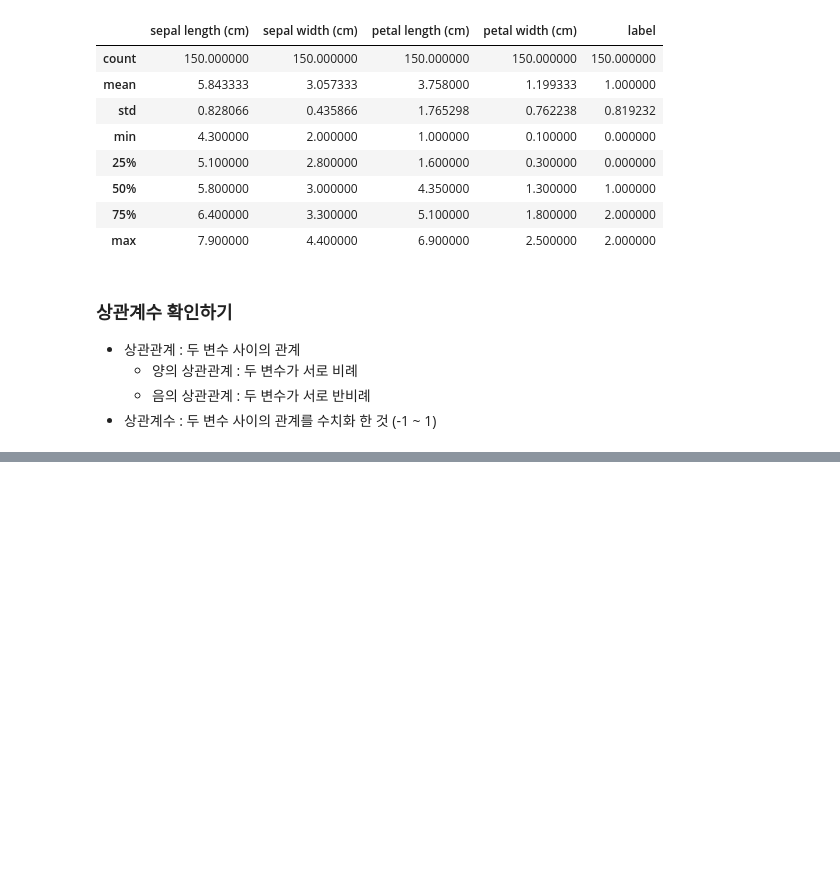
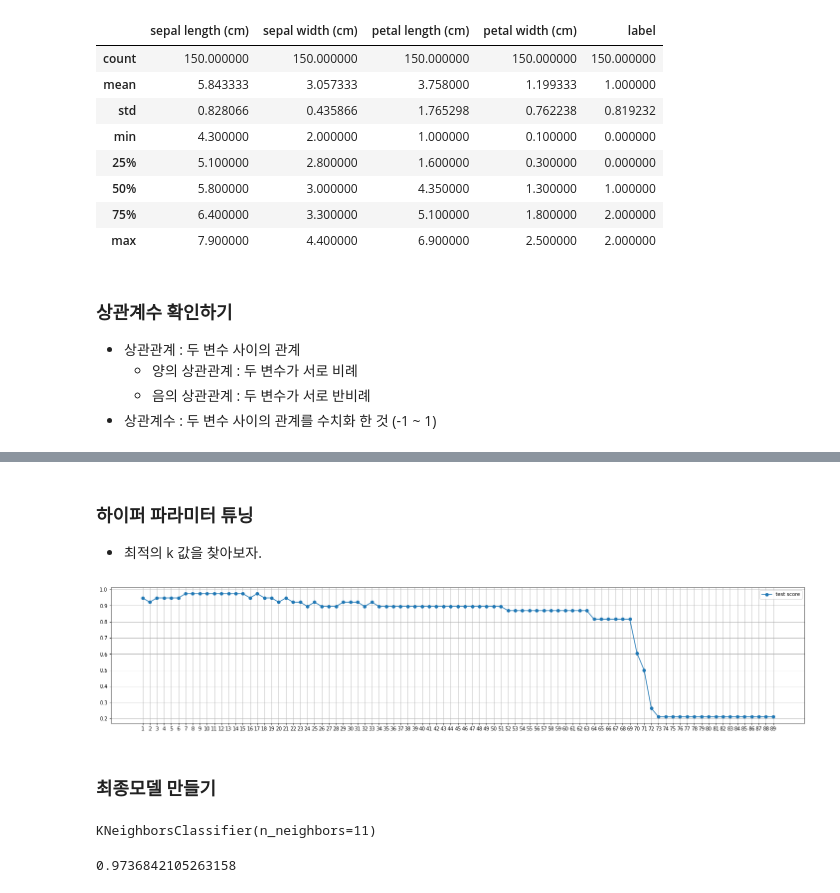
Before and after one commit to OHGYEONGMIN/OH_SHMRD, a Jupyter notebook: ex03_iris 데이터 학습.ipynb, the cells around one changed output, grey strips where cells are left out. Cells and saved outputs as stored; diff of their text form; code cells hidden in the pictures; blank space fills up the shorter version.

```diff
--- a/ex03_iris 데이터 학습.ipynb
+++ b/ex03_iris 데이터 학습.ipynb
@@ -184,0 +264,5 @@ iris_df.describe()
+# %%
+# 훈련용 데이터, 평가용 데이터 나누기
+x_train,x_test,y_train,y_test = train_test_split(x,y,random_state=204)
+# %%
+iris_model.fit(x_train, y_train) #학습
@@ -184,0 +308,14 @@ iris_df.describe()
+# %% [markdown]
+### 하이퍼 파라미터 튜닝
+ - 최적의 k 값을 찾아보자.
+# %%
+test_score_list = [] #이웃을 변경하면서 나오는 test 점수를 넣은 list
+# %%
+for k in range(1,90):
+    model = KNeighborsClassifier(n_neighbors=k) # 이웃을 변경하는 모델 생성
+    model.fit(x_train,y_train) #훈련 데이터 학습
+
+    test_pre = model.predict(x_test)  #평가데이터 예측
+    test_score = accuracy_score(y_test, test_pre)
+
+    test_score_list.append(test_score)
@@ -184,0 +324,23 @@ iris_df.describe()
+# %%
+plt.figure(figsize = (25,5)) #그림그릴 도화지(가로,세로 비율)
+plt.plot(range(1,90), # x축정보
+         test_score_list, #y축정보
+         marker='o', #마커
+         label='test score') #범례정보
+plt.xticks(range(1,90))
+plt.grid()
+plt.legend()#범례를 보여줘라
+plt.show()
+# %% [output]
+[figure, added]
+# %% [markdown]
+### 최종모델 만들기
+# %%
+final_iris_model = KNeighborsClassifier(n_neighbors=11)
+final_iris_model.fit(x_train, y_train)
+# %% [output]
+KNeighborsClassifier(n_neighbors=11)
+# %%
+final_iris_model.score(x_test,y_test)
+# %% [output]
+0.9736842105263158
```
Also changed, not shown: parts of 18 cells of this notebook.
